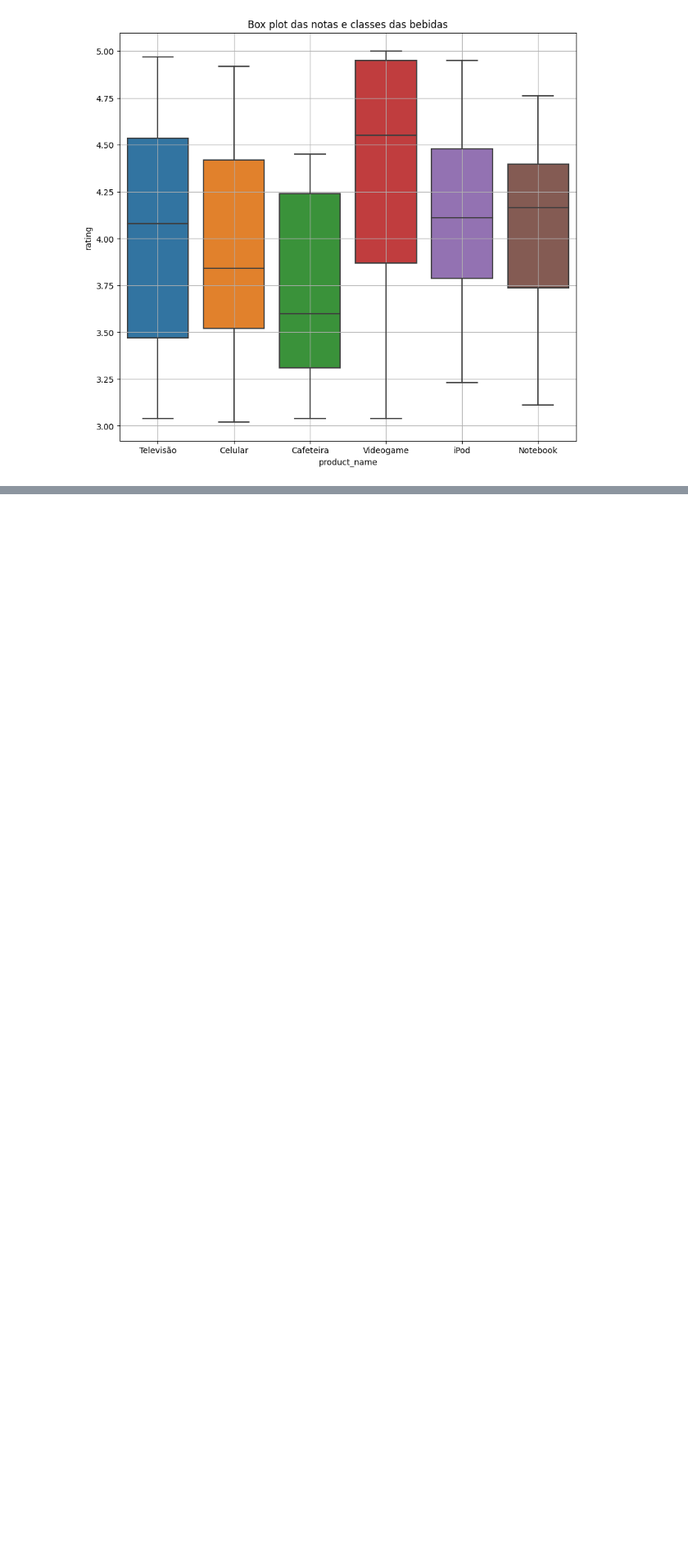
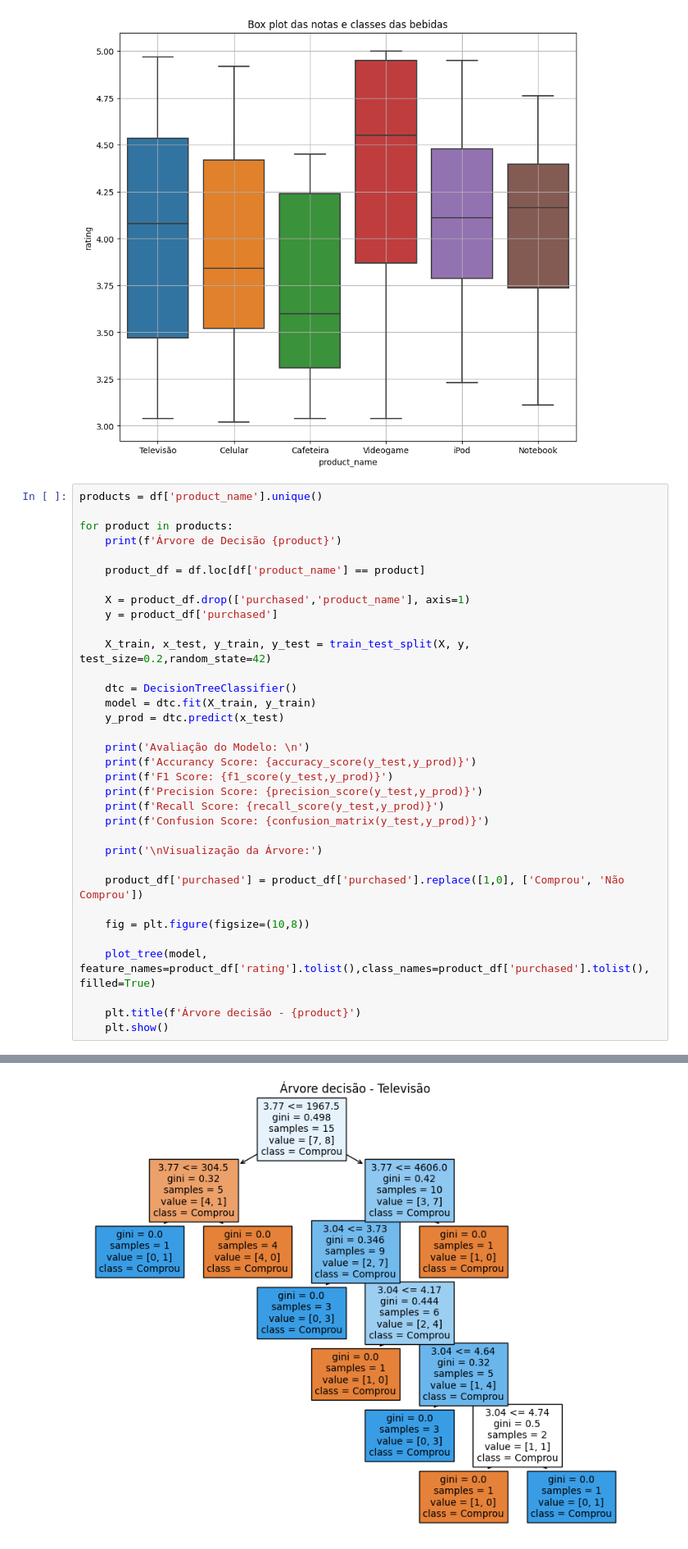
Before and after one commit to Jackvs720v/BigDataIA, a Jupyter notebook: formativa/analise.ipynb, the cells around one changed output, grey strips where cells are left out. Shown: that part at 82% size. Cells and saved outputs as stored; diff of their text form; blank space fills up the shorter version.

```diff
--- a/formativa/analise.ipynb
+++ b/formativa/analise.ipynb
@@ -60,3 +61,38 @@ sns.boxplot(x = produtos, y = avalicao)
 plt.grid()
 # %% [output]
 [figure]
+# %%
+products = df['product_name'].unique()
+
+for product in products:
+    print(f'Árvore de Decisão {product}')
+
+    product_df = df.loc[df['product_name'] == product]
+
+    X = product_df.drop(['purchased','product_name'], axis=1)
+    y = product_df['purchased']
+
+    X_train, x_test, y_train, y_test = train_test_split(X, y, test_size=0.2,random_state=42)
+
+    dtc = DecisionTreeClassifier()
+    model = dtc.fit(X_train, y_train)
+    y_prod = dtc.predict(x_test)
+
+    print('Avaliação do Modelo: \n')
+    print(f'Accurancy Score: {accuracy_score(y_test,y_prod)}')
+    print(f'F1 Score: {f1_score(y_test,y_prod)}')
+    print(f'Precision Score: {precision_score(y_test,y_prod)}')
+    print(f'Recall Score: {recall_score(y_test,y_prod)}')
+    print(f'Confusion Score: {confusion_matrix(y_test,y_prod)}')
+
+    print('\nVisualização da Árvore:')
+
+    product_df['purchased'] = product_df['purchased'].replace([1,0], ['Comprou', 'Não Comprou'])
+
+    fig = plt.figure(figsize=(10,8))
+
+    plot_tree(model, feature_names=product_df['rating'].tolist(),class_names=product_df['purchased'].tolist(), filled=True)
+
+    plt.title(f'Árvore decisão - {product}')
+    plt.show()
+# %% [output]
@@ -62,0 +115 @@ plt.grid()
+[figure, added]
```
Also changed, not shown: parts of 3 cells of this notebook.
